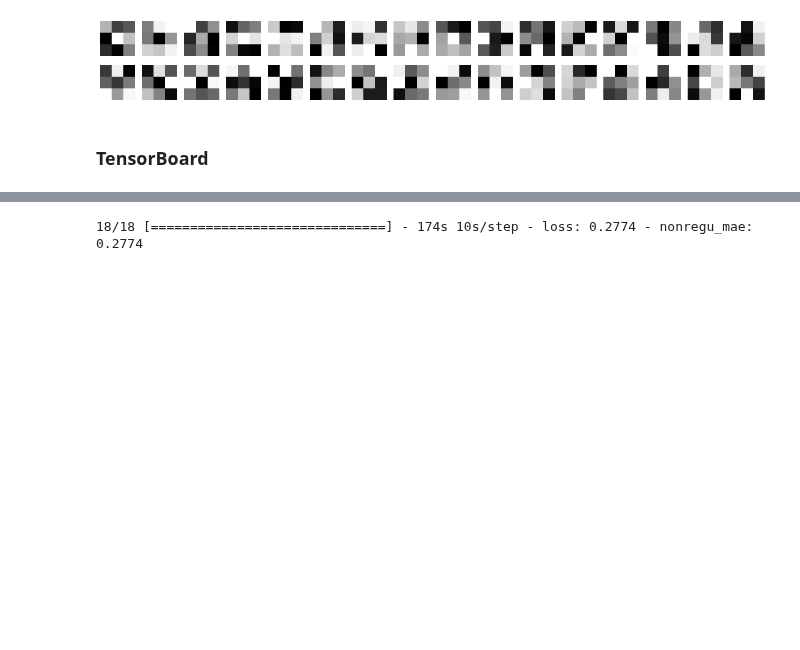
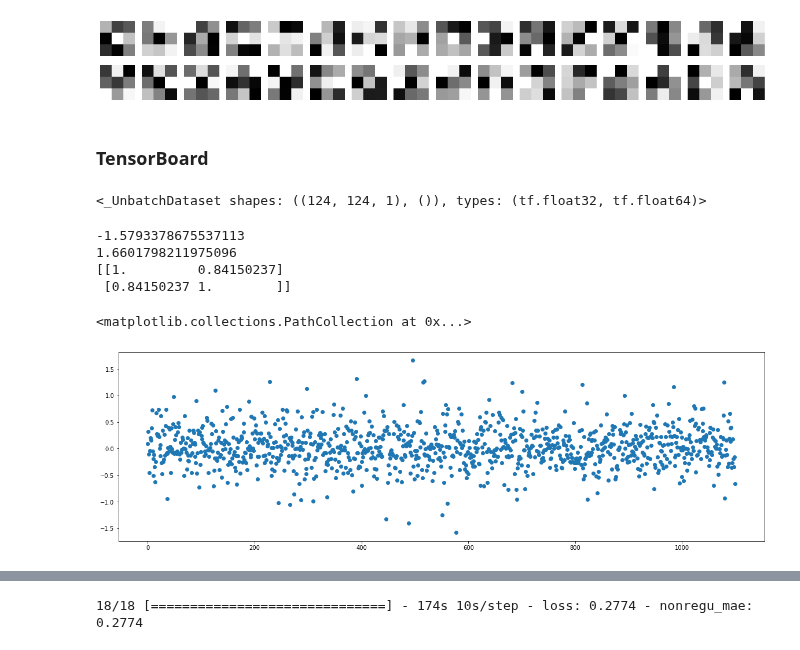
Before and after one commit to LapTQ/IT3910E_facial_beauty_pediction, a Jupyter notebook: facial_beauty_perception.ipynb, the cells around one changed output, grey strips where cells are left out. Saved outputs shown, nothing was run; the diff lists cells and outputs as text; code cells hidden in the pictures; blank space fills up the shorter version.

```diff
--- a/facial_beauty_perception.ipynb
+++ b/facial_beauty_perception.ipynb
@@ -693,3 +693,7 @@ plot_layer_output('kt', layer=10, image_index=2)
 %load_ext tensorboard
 # %%
 %tensorboard --logdir {logdir}/lr
+# %%
+test_ds.unbatch().
+# %% [output]
+<_UnbatchDataset shapes: ((124, 124, 1), ()), types: (tf.float32, tf.float64)>
@@ -695,0 +702,12 @@ plot_layer_output('kt', layer=10, image_index=2)
+# %%
+pred = np.squeeze(predictions)
+true = val_scores_df['score'].to_numpy()
+
+print((pred - true).min())
+print((pred - true).max())
+print(np.corrcoef(pred, true))
+# %% [output]
+-1.5793378675537113
+1.6601798211975096
+[[1.         0.84150237]
+ [0.84150237 1.        ]]
@@ -695,0 +716,6 @@ plot_layer_output('kt', layer=10, image_index=2)
+# %%
+plt.figure(figsize=(20, 6))
+plt.scatter([i for i in range(len(sub))], sub)
+# %% [output]
+<matplotlib.collections.PathCollection at 0x...>
+[figure, added]
```
Also changed, not shown: parts of 5 cells of this notebook.
